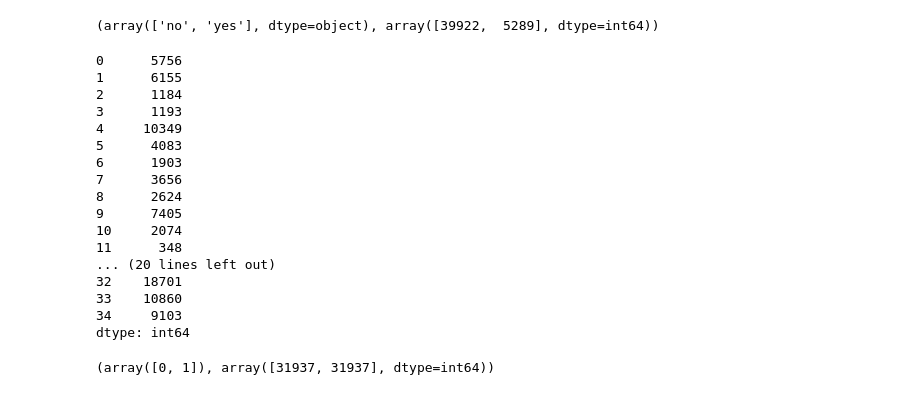
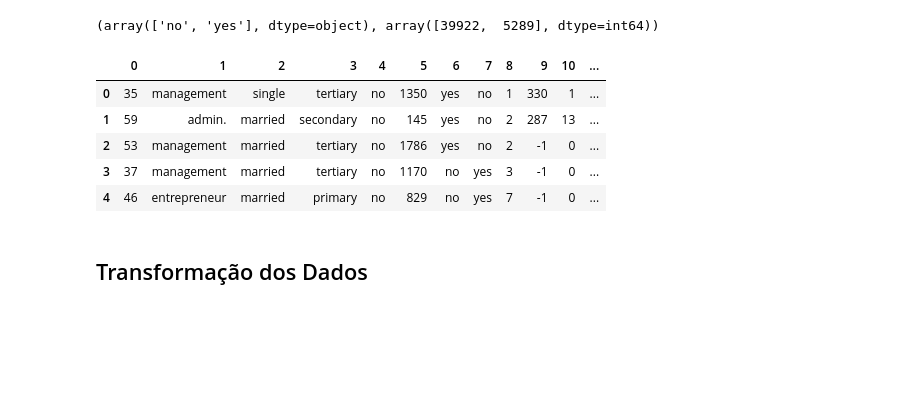
Before and after one commit to GabCosNev/Projetos, a Jupyter notebook: Previsão de Investimento/PrevisorInvestimento.ipynb, the cells around one changed output. Saved outputs shown, nothing was run; the diff lists cells and outputs as text; code cells hidden in the pictures; blank space fills up the shorter version.

```diff
--- a/Previsão de Investimento/PrevisorInvestimento.ipynb
+++ b/Previsão de Investimento/PrevisorInvestimento.ipynb
@@ -60,7 +65,7 @@ dataset.head()
 | 3 | 47 | blue-collar | married | unknown | no | 1506 | yes | no | unknown | 5 | may | ... |
 | 4 | 33 | unknown | single | unknown | no | 1 | no | no | unknown | 5 | may | ... |
 # %%
-X = dataset.iloc[:, [0, 1, 2, 3, 4, 5, 6, 7, 8 , 11, 12, 13, 14, 15]].values
+X = dataset.iloc[:, [0, 1, 2, 3, 4, 5, 6, 7, 12, 13, 14, 15]].values
 y = dataset.iloc[:, -1].values
 # %%
 np.unique(y, return_counts=True)
@@ -71,3 +76,14 @@ X_train, X_test, y_train, y_test = train_test_split(X, y, test_size = 0.2, rando
+# %%
+pd.DataFrame(X_train).head()
+# %% [output]
+|  | 0 | 1 | 2 | 3 | 4 | 5 | 6 | 7 | 8 | 9 | 10 | ... |
+| 0 | 35 | management | single | tertiary | no | 1350 | yes | no | 1 | 330 | 1 | ... |
+| 1 | 59 | admin. | married | secondary | no | 145 | yes | no | 2 | 287 | 13 | ... |
+| 2 | 53 | management | married | tertiary | no | 1786 | yes | no | 2 | -1 | 0 | ... |
+| 3 | 37 | management | married | tertiary | no | 1170 | no | yes | 3 | -1 | 0 | ... |
+| 4 | 46 | entrepreneur | married | primary | no | 829 | no | yes | 7 | -1 | 0 | ... |
+# %% [markdown]
+## Transformação dos Dados
 # %%
 lb = LabelEncoder()
 for col in [4, 6, 7]:
@@ -86,24 +98,0 @@ X_train, y_train = st.fit_resample(X_train, y_train)
-# %%
-pd.DataFrame(X_train[:, :]).nunique()
-# %% [output]
-0      5756
-1      6155
-2      1184
-3      1193
-4     10349
-5      4083
-6      1903
-7      3656
-8      2624
-9      7405
-10     2074
-11      348
-... (20 lines left out)
-32    18701
-33    10860
-34     9103
-dtype: int64
-# %%
-np.unique(y_train, return_counts=True)
-# %% [output]
-(array([0, 1]), array([31937, 31937], dtype=int64))
```
Also changed, not shown: parts of 22 cells of this notebook.
